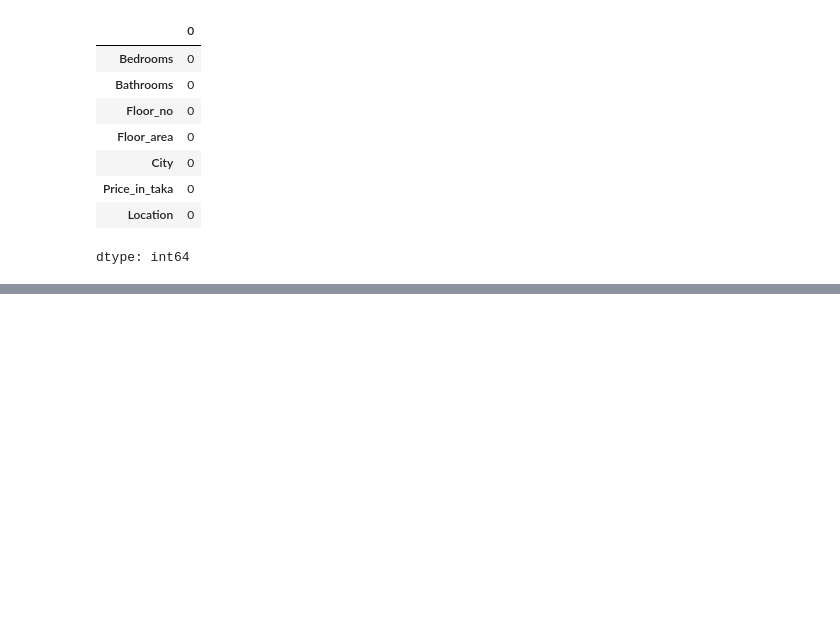
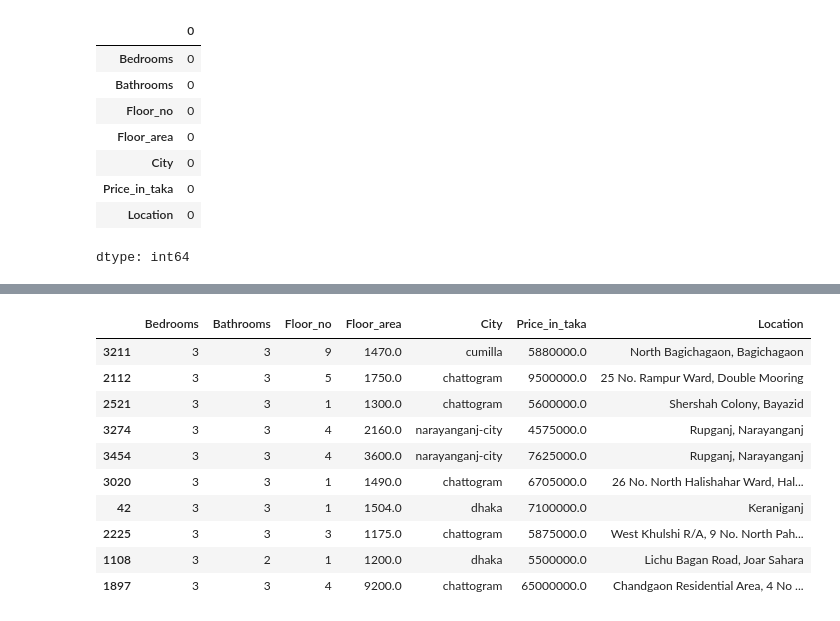
Before and after one commit to shemanto27/End-to-End-BD-House-Price-Prediction, a Jupyter notebook: BD_House_Price_Prediction.ipynb, the cells around one changed output, grey strips where cells are left out. Saved outputs shown, nothing was run; the diff lists cells and outputs as text; code cells hidden in the pictures; blank space fills up the shorter version.

```diff
--- a/BD_House_Price_Prediction.ipynb
+++ b/BD_House_Price_Prediction.ipynb
@@ -334,0 +360,14 @@ dtype: int64
+# %%
+df.sample(10)
+# %% [output]
+|  | Bedrooms | Bathrooms | Floor_no | Floor_area | City | Price_in_taka | Location |
+| 3211 | 3 | 3 | 9 | 1470.0 | cumilla | 5880000.0 | North Bagichagaon, Bagichagaon |
+| 2112 | 3 | 3 | 5 | 1750.0 | chattogram | 9500000.0 | 25 No. Rampur Ward, Double Mooring |
+| 2521 | 3 | 3 | 1 | 1300.0 | chattogram | 5600000.0 | Shershah Colony, Bayazid |
+| 3274 | 3 | 3 | 4 | 2160.0 | narayanganj-city | 4575000.0 | Rupganj, Narayanganj |
+| 3454 | 3 | 3 | 4 | 3600.0 | narayanganj-city | 7625000.0 | Rupganj, Narayanganj |
+| 3020 | 3 | 3 | 1 | 1490.0 | chattogram | 6705000.0 | 26 No. North Halishahar Ward, Hal... |
+| 42 | 3 | 3 | 1 | 1504.0 | dhaka | 7100000.0 | Keraniganj |
+| 2225 | 3 | 3 | 3 | 1175.0 | chattogram | 5875000.0 | West Khulshi R/A, 9 No. North Pah... |
+| 1108 | 3 | 2 | 1 | 1200.0 | dhaka | 5500000.0 | Lichu Bagan Road, Joar Sahara |
+| 1897 | 3 | 3 | 4 | 9200.0 | chattogram | 65000000.0 | Chandgaon Residential Area, 4 No ... |
```
Also changed, not shown: parts of 45 cells of this notebook.
